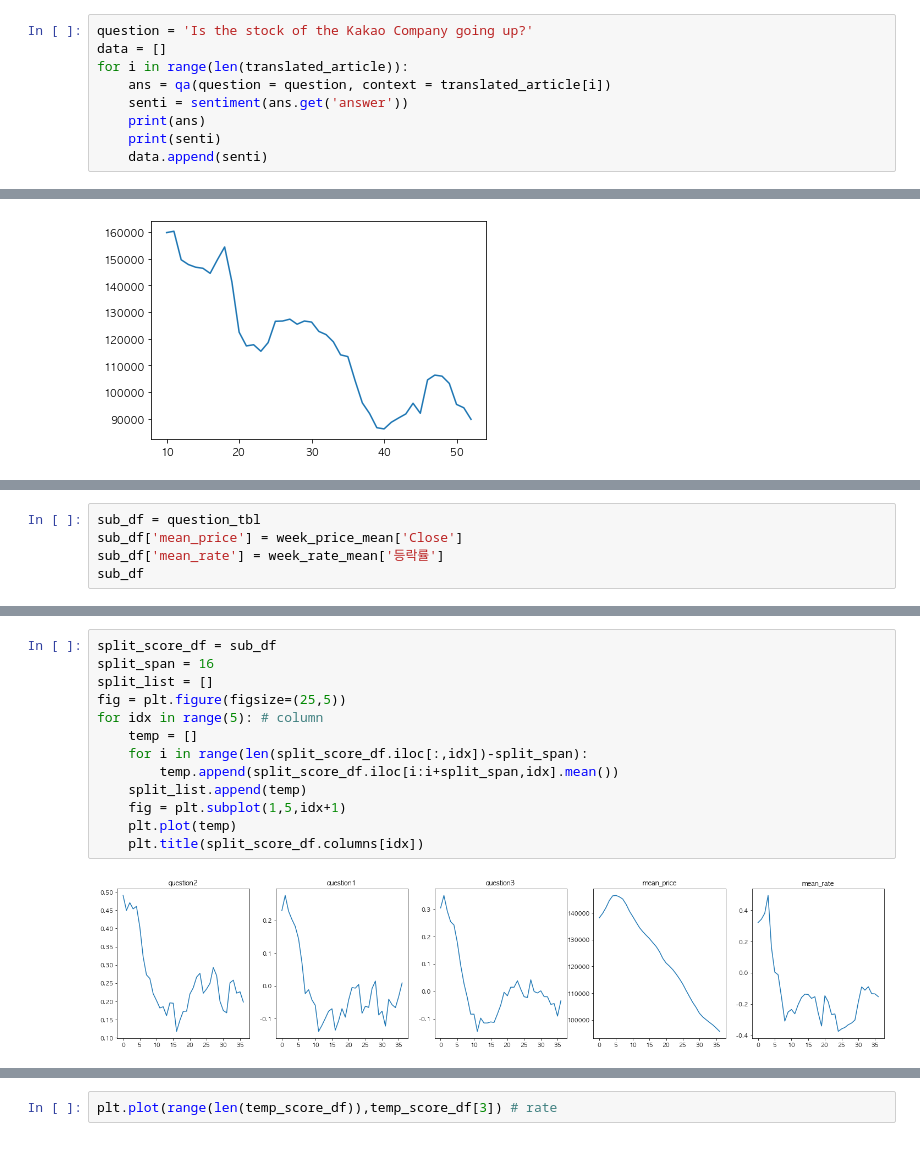
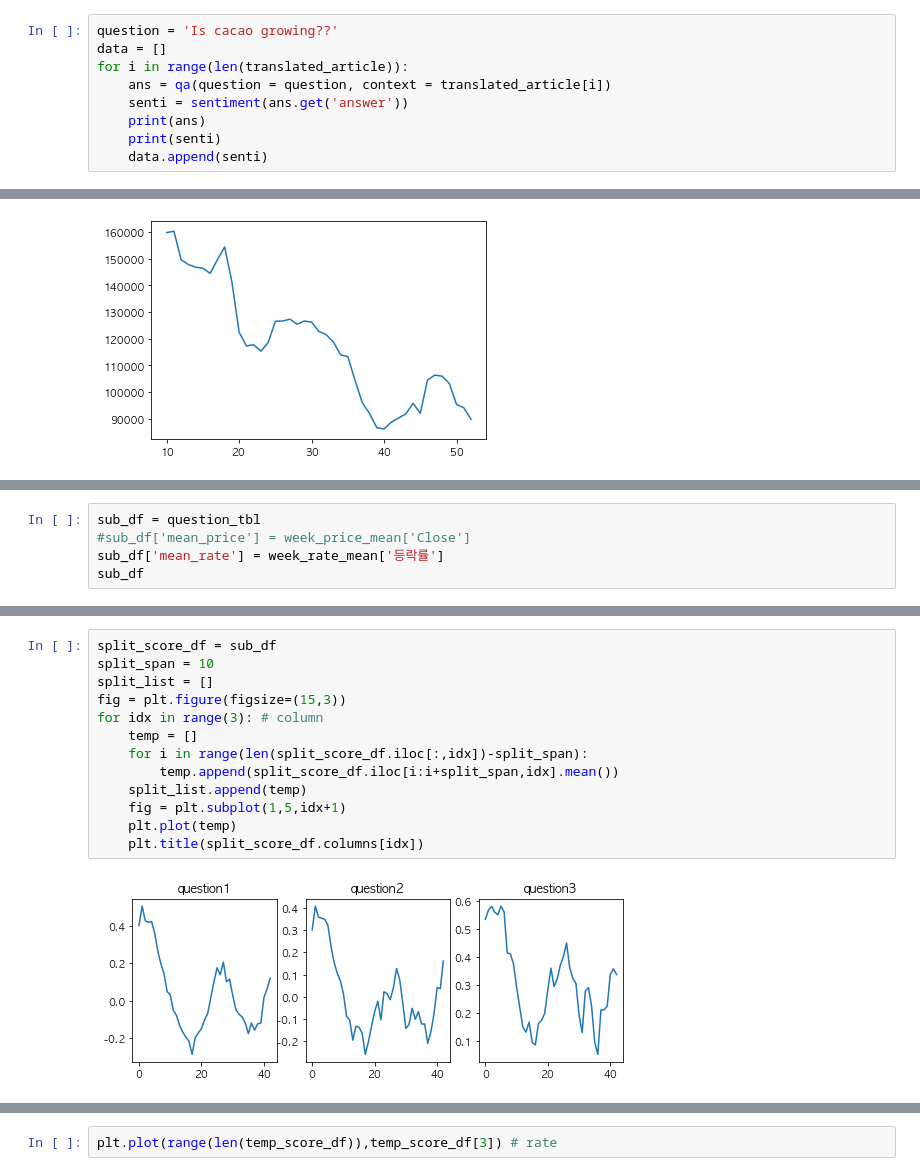
Before and after one commit to jjh0987/big_data_prac, a Jupyter notebook: big_data/lecture/week16/final02.ipynb, the cells around one changed output, grey strips where cells are left out. Saved outputs shown, nothing was run; the diff lists cells and outputs as text.

```diff
--- a/big_data/lecture/week16/final02.ipynb
+++ b/big_data/lecture/week16/final02.ipynb
@@ -79,7 +77,7 @@ article_table
 | 441 | 2021-04-29 | Investors are consulting at the K... |
 442 rows × 2 columns
 # %%
-question = 'Is the stock of the Kakao Company going up?'
+question = 'Is cacao growing??'
 data = []
 for i in range(len(translated_article)):
     ans = qa(question = question, context = translated_article[i])
@@ -177,6 +197,6 @@ plt.plot(week_price_mean['Close'][split_span:])
 # %%
 sub_df = question_tbl
-sub_df['mean_price'] = week_price_mean['Close']
+#sub_df['mean_price'] = week_price_mean['Close']
 sub_df['mean_rate'] = week_rate_mean['등락률']
 sub_df
 # %% [output]
@@ -200,15 +225,15 @@ sub_df
 # %%
 split_score_df = sub_df
-split_span = 16
+split_span = 10
 split_list = []
-fig = plt.figure(figsize=(25,5))
-for idx in range(5): # column
+fig = plt.figure(figsize=(15,3))
+for idx in range(3): # column
     temp = []
     for i in range(len(split_score_df.iloc[:,idx])-split_span):
         temp.append(split_score_df.iloc[i:i+split_span,idx].mean())
     split_list.append(temp)
     fig = plt.subplot(1,5,idx+1)
     plt.plot(temp)
     plt.title(split_score_df.columns[idx])
 # %% [output]
-[figure, old version]
+[figure, new version]
```
Also changed, not shown: parts of 23 cells of this notebook, 7 other files.
